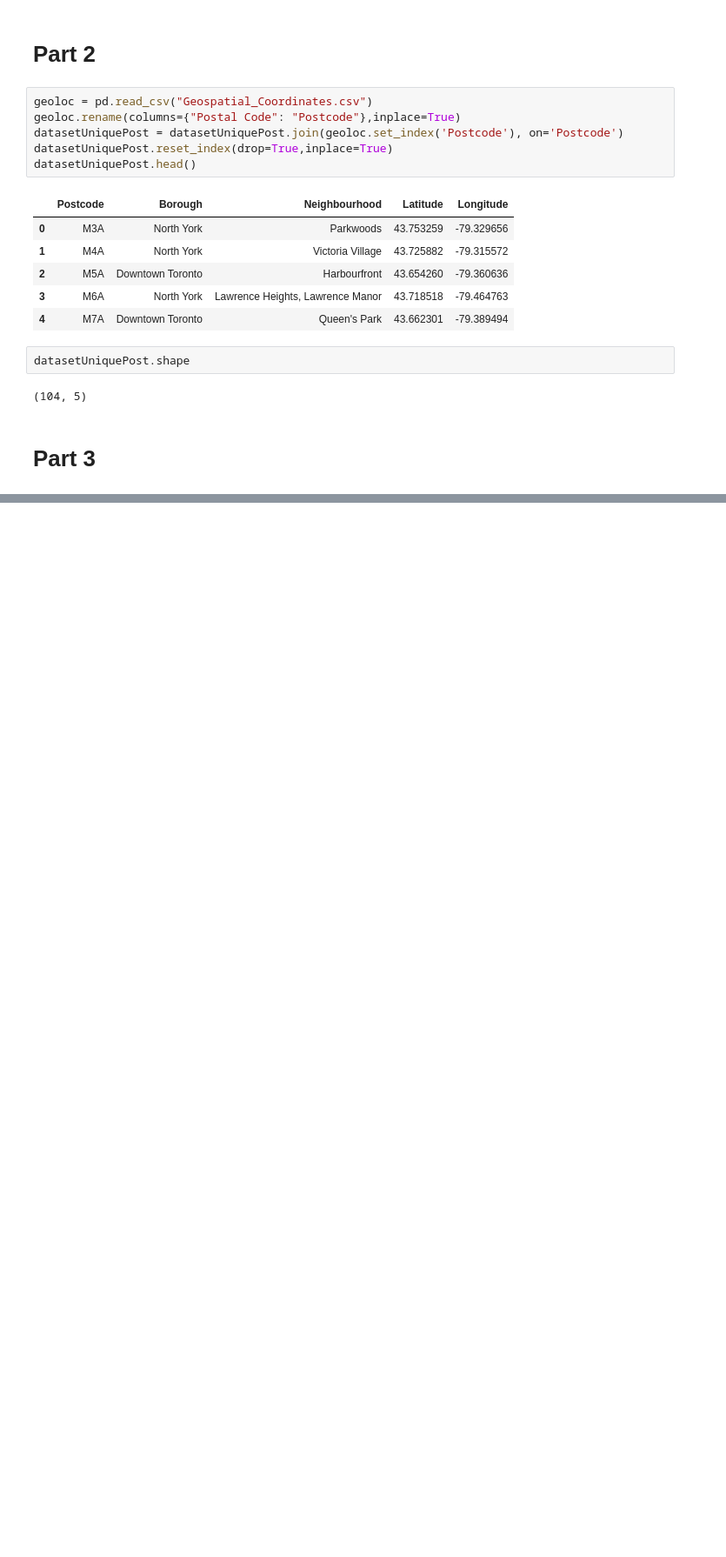
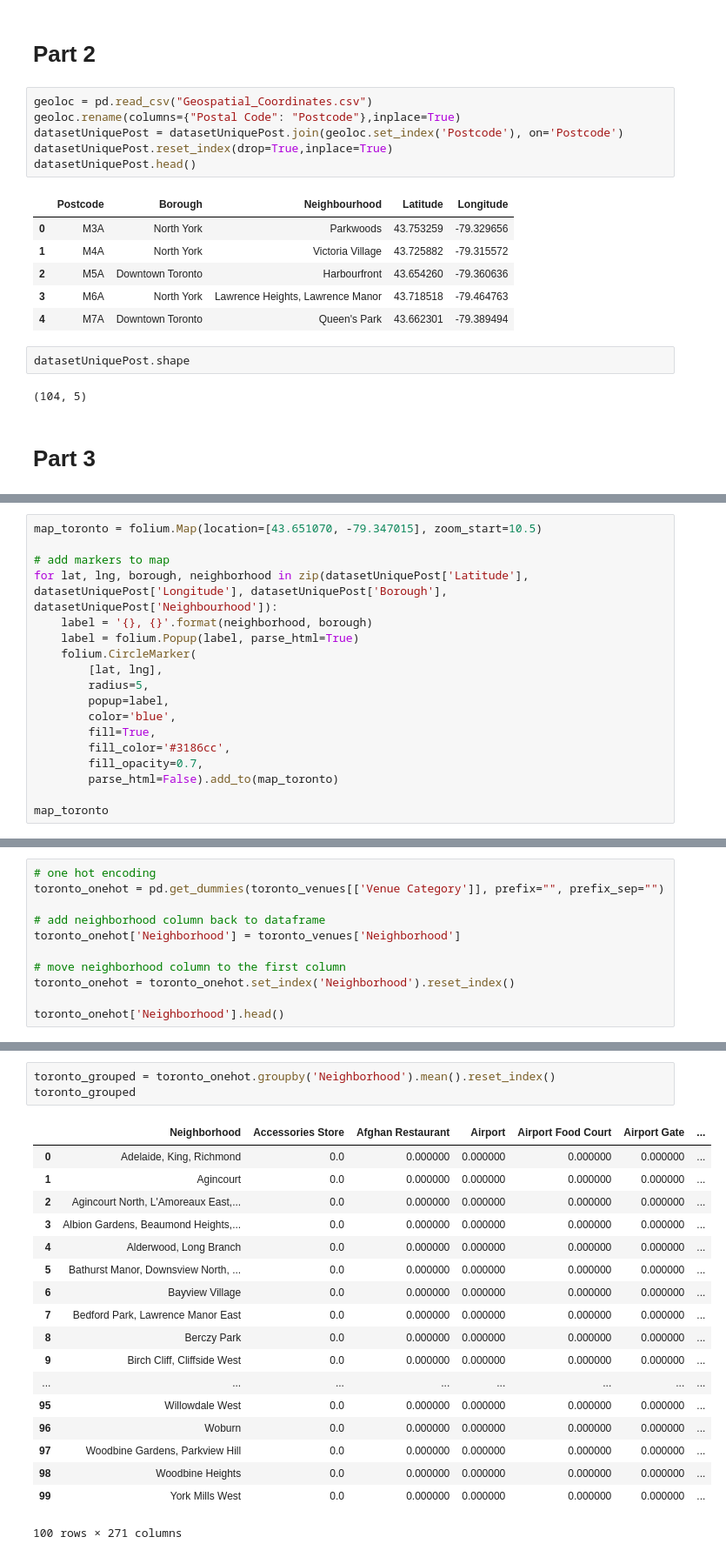
Before and after one commit to ayoubelabbassi/Coursera_Capstone, a Jupyter notebook: courseraCapstone_part1.ipynb, the cells around one changed output, grey strips where cells are left out. Shown: that part at 87% size. Drawn from its saved outputs; the diff is of its cells as text; blank space fills up the shorter version.

```diff
--- a/courseraCapstone_part1.ipynb
+++ b/courseraCapstone_part1.ipynb
@@ -75,0 +106,18 @@ datasetUniquePost.shape
+# %%
+map_toronto = folium.Map(location=[43.651070, -79.347015], zoom_start=10.5)
+
+# add markers to map
+for lat, lng, borough, neighborhood in zip(datasetUniquePost['Latitude'], datasetUniquePost['Longitude'], datasetUniquePost['Borough'], datasetUniquePost['Neighbourhood']):
+    label = '{}, {}'.format(neighborhood, borough)
+    label = folium.Popup(label, parse_html=True)
+    folium.CircleMarker(
+        [lat, lng],
+        radius=5,
+        popup=label,
+        color='blue',
+        fill=True,
+        fill_color='#3186cc',
+        fill_opacity=0.7,
+        parse_html=False).add_to(map_toronto)
+
+map_toronto
@@ -75,0 +245,11 @@ datasetUniquePost.shape
+# %%
+# one hot encoding
+toronto_onehot = pd.get_dummies(toronto_venues[['Venue Category']], prefix="", prefix_sep="")
+
+# add neighborhood column back to dataframe
+toronto_onehot['Neighborhood'] = toronto_venues['Neighborhood']
+
+# move neighborhood column to the first column
+toronto_onehot = toronto_onehot.set_index('Neighborhood').reset_index()
+
+toronto_onehot['Neighborhood'].head()
@@ -75,0 +263,22 @@ datasetUniquePost.shape
+# %%
+toronto_grouped = toronto_onehot.groupby('Neighborhood').mean().reset_index()
+toronto_grouped
+# %% [output]
+|  | Neighborhood | Accessories Store | Afghan Restaurant | Airport | Airport Food Court | Airport Gate | ... |
+| 0 | Adelaide, King, Richmond | 0.0 | 0.000000 | 0.000000 | 0.000000 | 0.000000 | ... |
+| 1 | Agincourt | 0.0 | 0.000000 | 0.000000 | 0.000000 | 0.000000 | ... |
+| 2 | Agincourt North, L'Amoreaux East,... | 0.0 | 0.000000 | 0.000000 | 0.000000 | 0.000000 | ... |
+| 3 | Albion Gardens, Beaumond Heights,... | 0.0 | 0.000000 | 0.000000 | 0.000000 | 0.000000 | ... |
+| 4 | Alderwood, Long Branch | 0.0 | 0.000000 | 0.000000 | 0.000000 | 0.000000 | ... |
+| 5 | Bathurst Manor, Downsview North, ... | 0.0 | 0.000000 | 0.000000 | 0.000000 | 0.000000 | ... |
+| 6 | Bayview Village | 0.0 | 0.000000 | 0.000000 | 0.000000 | 0.000000 | ... |
+| 7 | Bedford Park, Lawrence Manor East | 0.0 | 0.000000 | 0.000000 | 0.000000 | 0.000000 | ... |
+| 8 | Berczy Park | 0.0 | 0.000000 | 0.000000 | 0.000000 | 0.000000 | ... |
+| 9 | Birch Cliff, Cliffside West | 0.0 | 0.000000 | 0.000000 | 0.000000 | 0.000000 | ... |
+| ... | ... | ... | ... | ... | ... | ... | ... |
+| 95 | Willowdale West | 0.0 | 0.000000 | 0.000000 | 0.000000 | 0.000000 | ... |
+| 96 | Woburn | 0.0 | 0.000000 | 0.000000 | 0.000000 | 0.000000 | ... |
+| 97 | Woodbine Gardens, Parkview Hill | 0.0 | 0.000000 | 0.000000 | 0.000000 | 0.000000 | ... |
+| 98 | Woodbine Heights | 0.0 | 0.000000 | 0.000000 | 0.000000 | 0.000000 | ... |
+| 99 | York Mills West | 0.0 | 0.000000 | 0.000000 | 0.000000 | 0.000000 | ... |
+100 rows × 271 columns
```
Also changed, not shown: parts of 20 cells of this notebook, 1 other file.
